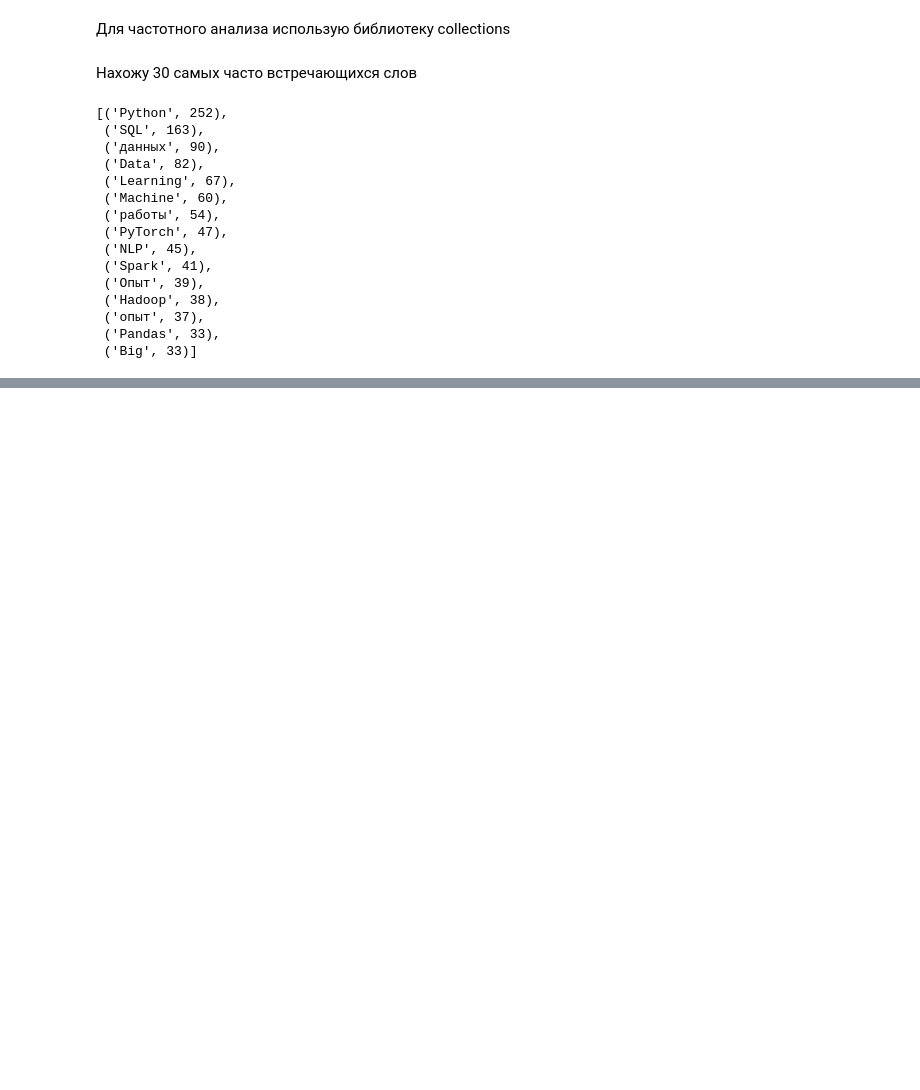
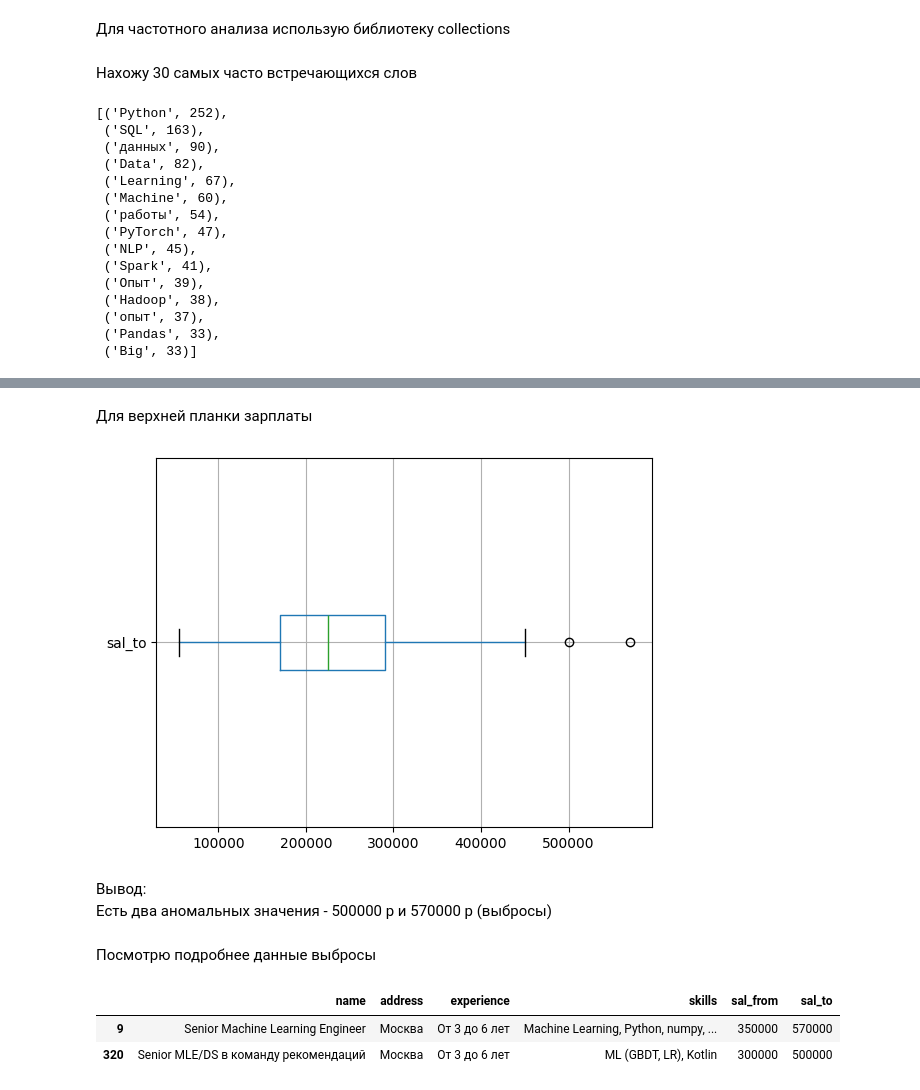
Before and after one commit to GarifullinII/DataScienceJobsAnalysis, a Jupyter notebook: salary_analysis_eda.ipynb, the cells around one changed output, grey strips where cells are left out. Saved outputs shown, nothing was run; the diff lists cells and outputs as text; code cells hidden in the pictures; blank space fills up the shorter version.

```diff
--- a/salary_analysis_eda.ipynb
+++ b/salary_analysis_eda.ipynb
@@ -202,0 +254,16 @@ Counter(skills).most_common(15)
+# %% [markdown]
+Для верхней планки зарплаты
+# %%
+df.boxplot('sal_to', vert=False);
+# %% [output]
+[figure, added]
+# %% [markdown]
+Вывод: <br>Есть два аномальных значения - 500000 р и 570000 р (выбросы)
+# %% [markdown]
+Посмотрю подробнее данные выбросы
+# %%
+df[df['sal_to'] >= 500000]
+# %% [output]
+|  | name | address | experience | skills | sal_from | sal_to |
+| 9 | Senior Machine Learning Engineer | Москва | От 3 до 6 лет | Machine Learning, Python, numpy, ... | 350000 | 570000 |
+| 320 | Senior MLE/DS в команду рекомендаций | Москва | От 3 до 6 лет | ML (GBDT, LR), Kotlin | 300000 | 500000 |
```
Also changed, not shown: parts of 22 cells of this notebook.
